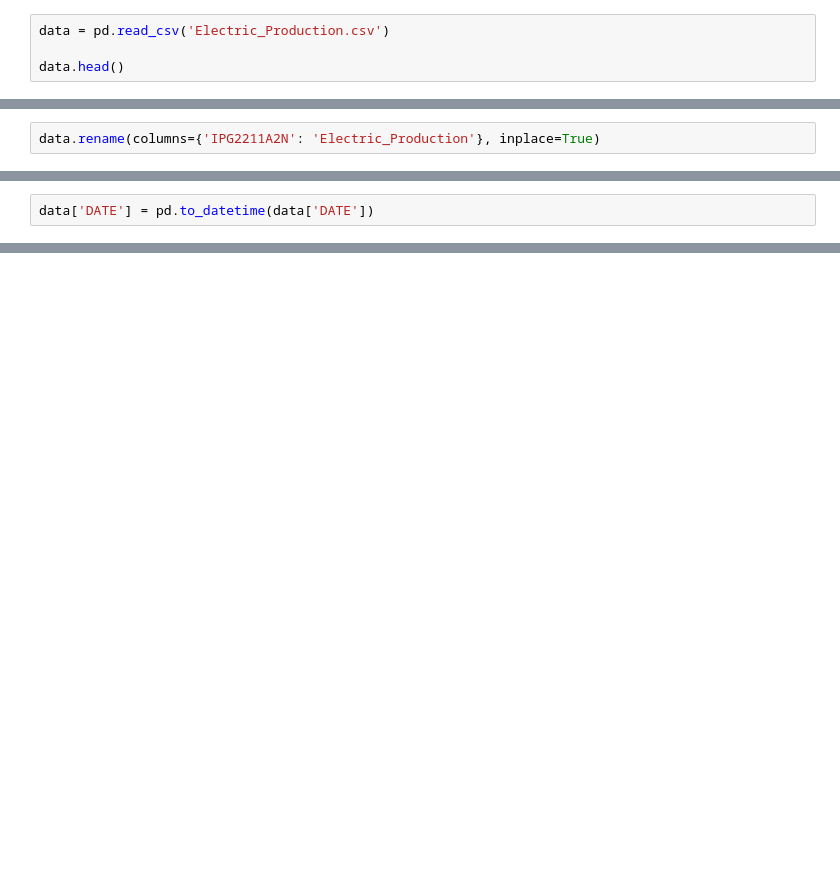
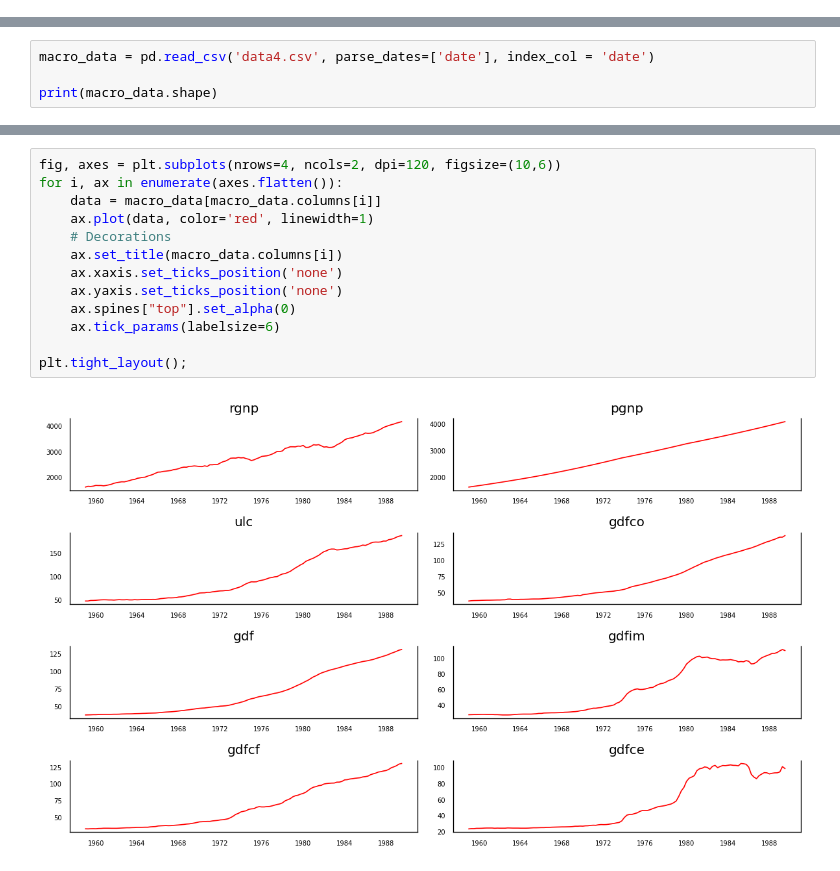
Before and after one commit to Heymalhar/Time-Series-Analysis-Practice, a Jupyter notebook: 4.ipynb, the cells around one changed output, grey strips where cells are left out. Cells and saved outputs as stored; diff of their text form; blank space fills up the shorter version.

```diff
--- a/4.ipynb
+++ b/4.ipynb
@@ -12,4 +0,0 @@ from sklearn.metrics import mean_squared_error
-# %%
-data = pd.read_csv('Electric_Production.csv')
-
-data.head()
@@ -23,2 +0,0 @@ data.head()
-# %%
-data.rename(columns={'IPG2211A2N': 'Electric_Production'}, inplace=True)
@@ -209,2 +0,0 @@ plt.show()
-# %%
-data['DATE'] = pd.to_datetime(data['DATE'])
@@ -221,0 +16,4 @@ plt.show()
+# %%
+macro_data = pd.read_csv('data4.csv', parse_dates=['date'], index_col = 'date')
+
+print(macro_data.shape)
@@ -221,0 +32,15 @@ plt.show()
+# %%
+fig, axes = plt.subplots(nrows=4, ncols=2, dpi=120, figsize=(10,6))
+for i, ax in enumerate(axes.flatten()):
+    data = macro_data[macro_data.columns[i]]
+    ax.plot(data, color='red', linewidth=1)
+    # Decorations
+    ax.set_title(macro_data.columns[i])
+    ax.xaxis.set_ticks_position('none')
+    ax.yaxis.set_ticks_position('none')
+    ax.spines["top"].set_alpha(0)
+    ax.tick_params(labelsize=6)
+
+plt.tight_layout();
+# %% [output]
+[figure, added]
```
Also changed, not shown: parts of 41 cells of this notebook, 7 other files.
